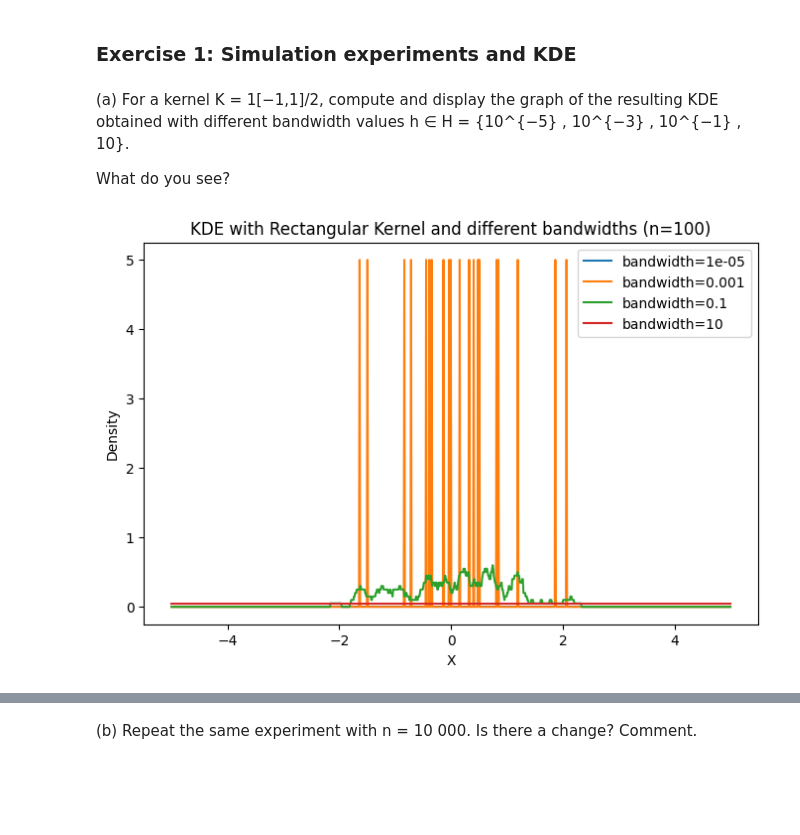
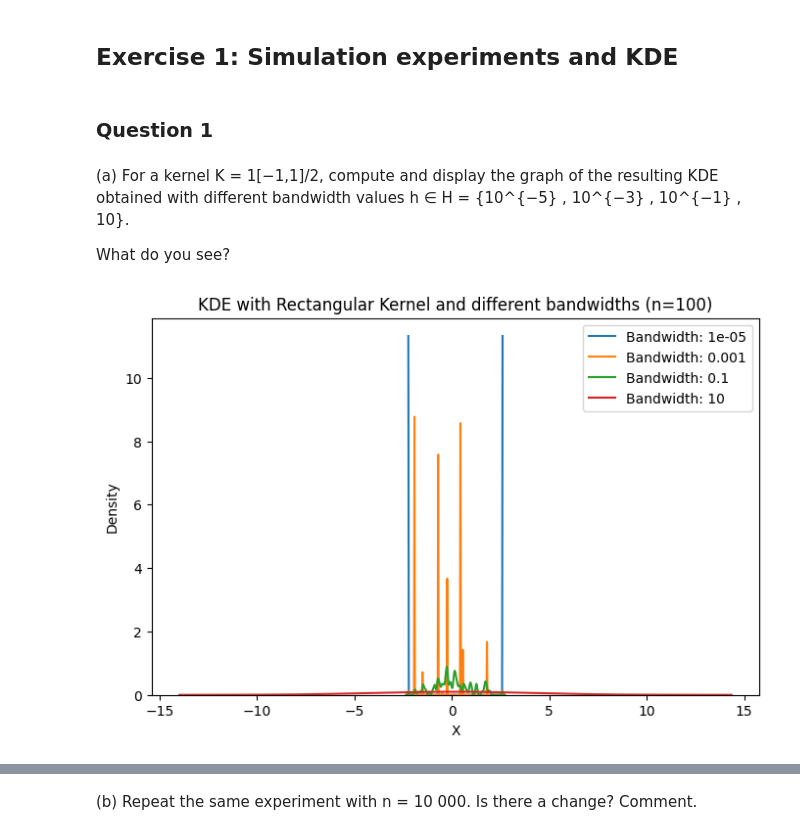
Before and after one commit to doubavitch/hw2_fds, a Jupyter notebook: Exercise 1 Duchossois.ipynb, the cells around one changed output, grey strips where cells are left out. Saved outputs shown, nothing was run; the diff lists cells and outputs as text; code cells hidden in the pictures; blank space fills up the shorter version.

```diff
--- a/Exercise 1 Duchossois.ipynb
+++ b/Exercise 1 Duchossois.ipynb
@@ -1,5 +1,7 @@
 # %% [markdown]
-### Exercise 1: Simulation experiments and KDE
+## Exercise 1: Simulation experiments and KDE
+# %% [markdown]
+### Question 1
 # %%
 import numpy as np
 import matplotlib.pyplot as plt
@@ -12,31 +17,25 @@ What do you see?
 # %%
 # Define a function to compute and plot the KDE of a given realisation X with a kernel K = 1[−1,1]/2
 def KDE_rectangle_plot(X, n):
     # Bandwidth values
     H = [10**(-5), 10**(-3), 10**(-1), 10]
+
     # Compute and plot KDE for each bandwidth value
     plt.figure(figsize=(8, 5))
     for i, h in enumerate(H):
-        # Compute KDE
-        kde = KernelDensity(bandwidth=h, kernel='tophat')
-        kde.fit(X)
-        log_dens = kde.score_samples(np.linspace(-5, 5, 1000).reshape(-1, 1))
-        y_vals = np.exp(log_dens)
-
-        # Plot
-        plt.plot(np.linspace(-5, 5, 1000), y_vals, label=f'bandwidth={h}')
+      sns.kdeplot(X, bw_adjust=h, kernel='tophat', label=f'Bandwidth: {h}')
 
     plt.title(f'KDE with Rectangular Kernel and different bandwidths (n={n})')
     plt.xlabel('X')
     plt.ylabel('Density')
     plt.legend()
     plt.show()
 
 # Draw one realization of n = 100 independent random variables X1,...,Xn from a standard Gaussian distribution N(0,1)
 n = 100
-X = np.random.randn(n).reshape(-1, 1)
+X = np.random.normal(0, 1, n)
 
 # Compute and plot the KDE
 KDE_rectangle_plot(X, n)
 # %% [output]
-[figure, old version]
+[figure, new version]
```
Also changed, not shown: parts of 11 cells of this notebook.
